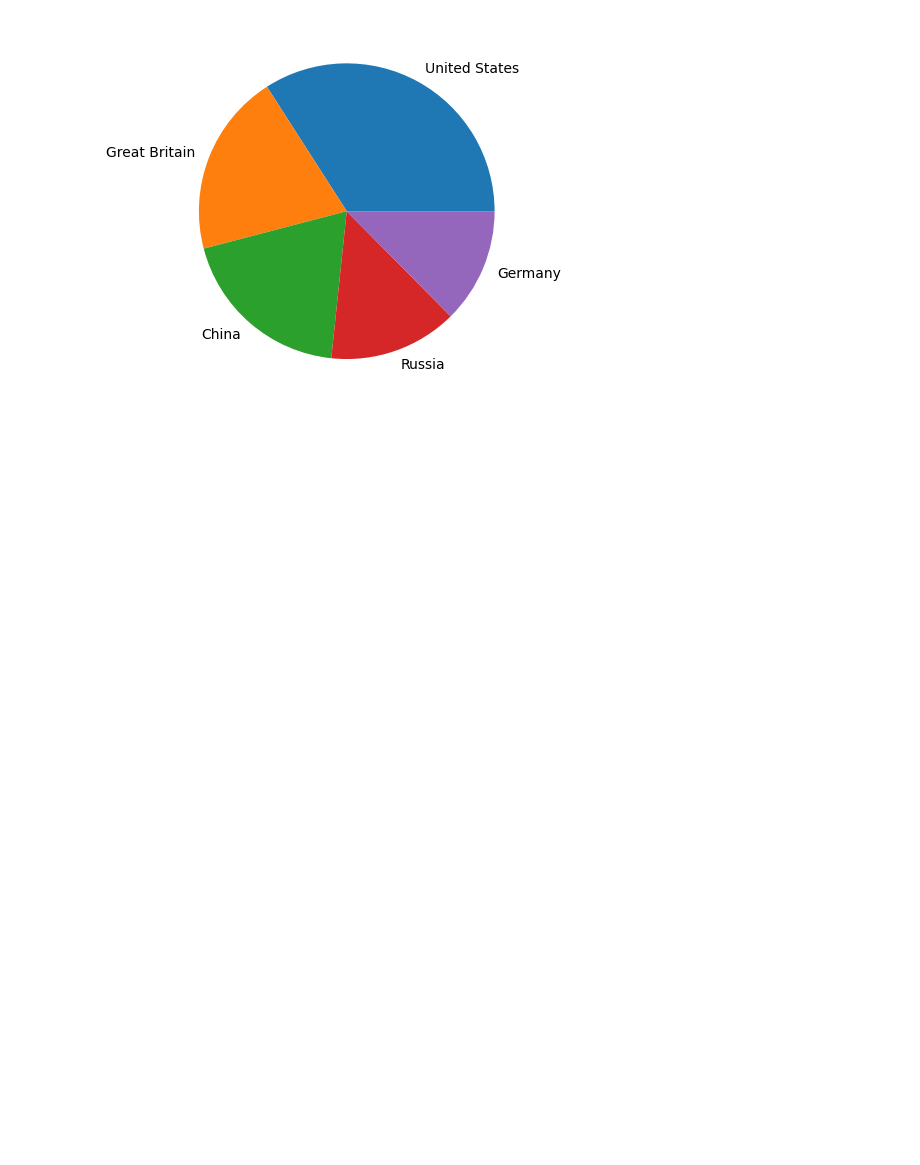
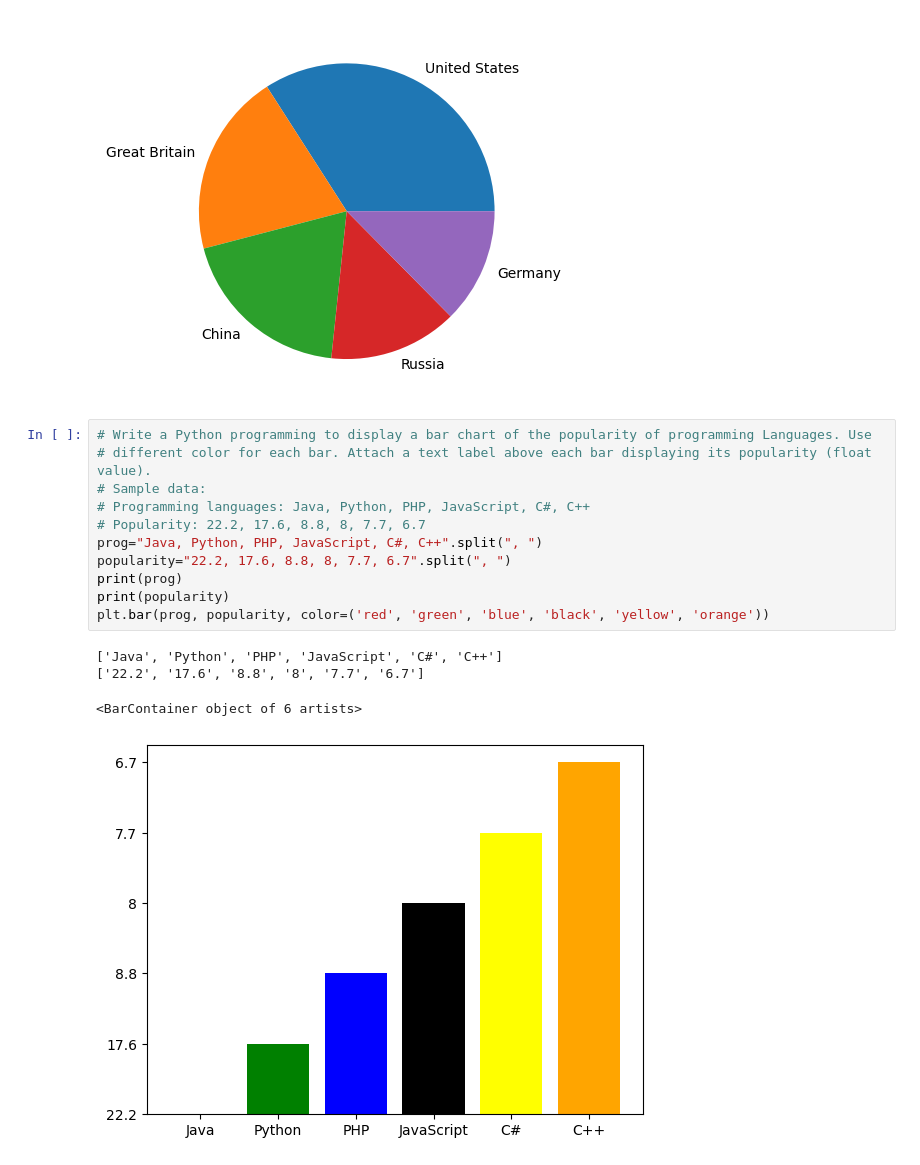
Before and after one commit to geeky-auro/TTL_CSE38, a Jupyter notebook: Assignment/Assignment-1/Assignment-56.ipynb, the cells around one changed output. Cells and saved outputs as stored; diff of their text form; blank space fills up the shorter version.

```diff
--- a/Assignment/Assignment-1/Assignment-56.ipynb
+++ b/Assignment/Assignment-1/Assignment-56.ipynb
@@ -293,3 +293,19 @@ plt.pie(gold,labels=country)
   Text(0.3641697549943344, -1.037969358674603, 'Russia'),
   Text(1.015038685557071, -0.4239062005002681, 'Germany')])
 [figure]
+# %%
+# Write a Python programming to display a bar chart of the popularity of programming Languages. Use
+# different color for each bar. Attach a text label above each bar displaying its popularity (float value).
+# Sample data:
+# Programming languages: Java, Python, PHP, JavaScript, C#, C++
+# Popularity: 22.2, 17.6, 8.8, 8, 7.7, 6.7
+prog="Java, Python, PHP, JavaScript, C#, C++".split(", ")
+popularity="22.2, 17.6, 8.8, 8, 7.7, 6.7".split(", ")
+print(prog)
+print(popularity)
+plt.bar(prog, popularity, color=('red', 'green', 'blue', 'black', 'yellow', 'orange'))
+# %% [output]
+['Java', 'Python', 'PHP', 'JavaScript', 'C#', 'C++']
+['22.2', '17.6', '8.8', '8', '7.7', '6.7']
+<BarContainer object of 6 artists>
+[figure, added]
```
Also changed, not shown: parts of 2 cells of this notebook.
